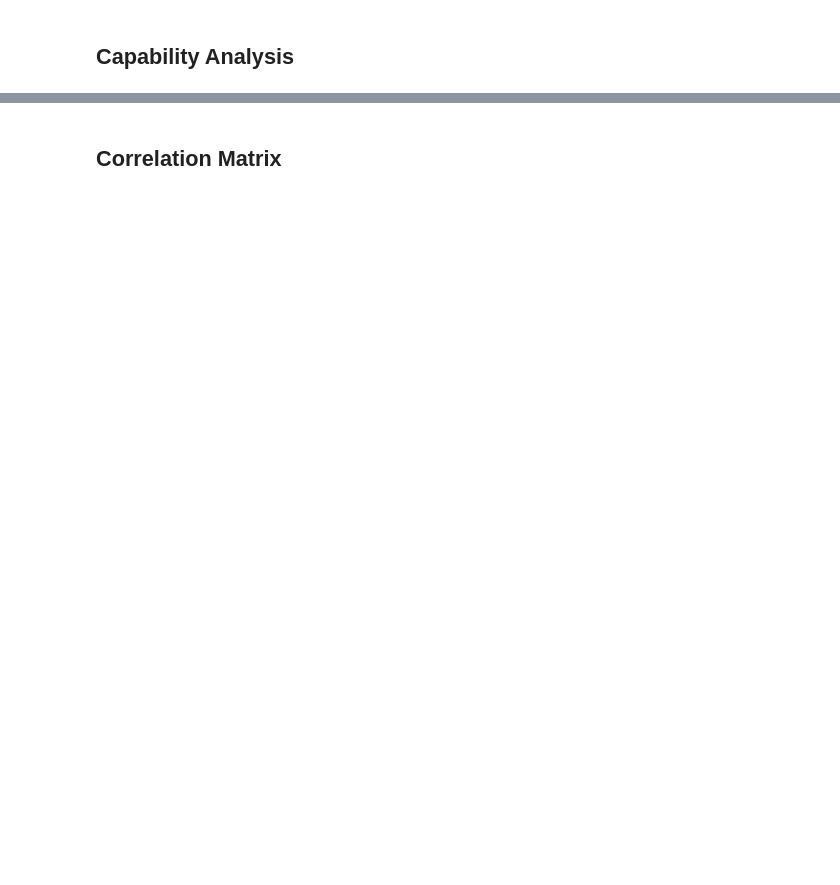
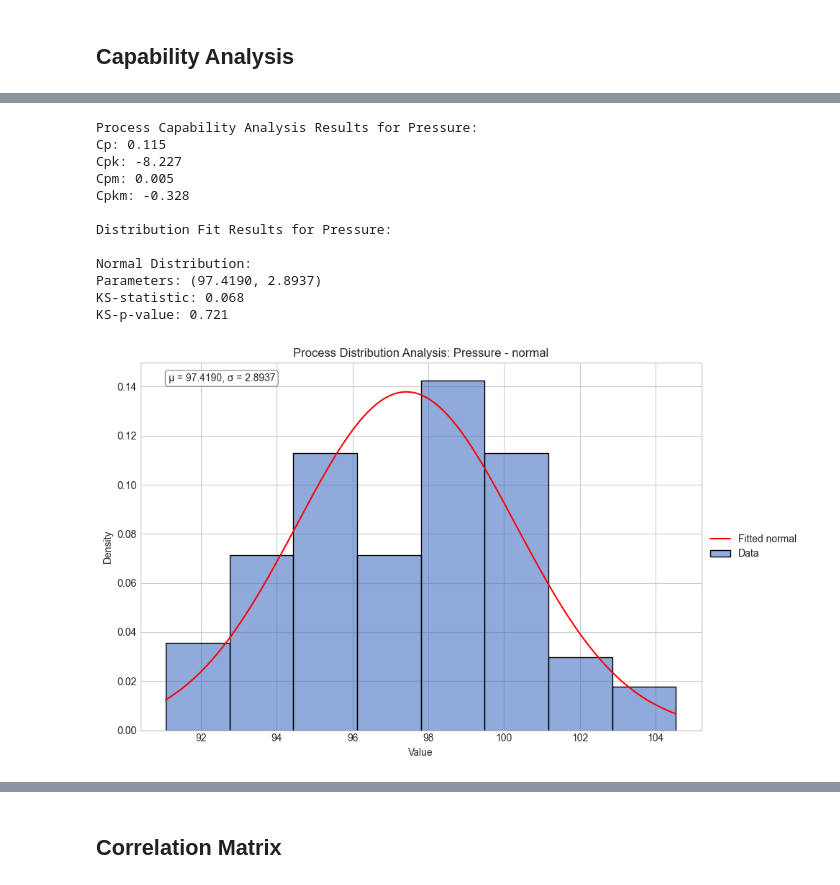
Before and after one commit to Gertrud-Violett/DataAnalysis, a Jupyter notebook: Statistical_Analysis/Statistical_Analysis.ipynb, the cells around one changed output, grey strips where cells are left out. Saved outputs shown, nothing was run; the diff lists cells and outputs as text; code cells hidden in the pictures; blank space fills up the shorter version.

```diff
--- a/Statistical_Analysis/Statistical_Analysis.ipynb
+++ b/Statistical_Analysis/Statistical_Analysis.ipynb
@@ -812,5 +812,43 @@ U-statistic: 1035.5
 p-value: 0.140
 [figure]
 [figure]
+# %%
+# Perform capability analysis on Pressure
+pc.set_active_column('Pressure')
+
+
+capability_results = pc.calculate_capability()
+print("\nProcess Capability Analysis Results for Pressure:")
+print(f"Cp: {capability_results['Cp']:.3f}")
+print(f"Cpk: {capability_results['Cpk']:.3f}")
+print(f"Cpm: {capability_results['Cpm']:.3f}")
+print(f"Cpkm: {capability_results['Cpkm']:.3f}")
+
+# Fit and compare distributions
+normal_fit = pc.fit_distribution('normal')
+
+print("\nDistribution Fit Results for Pressure:")
+print("\nNormal Distribution:")
+#print(f"Parameters: {normal_fit['parameters']:}")
+params = normal_fit['parameters']
+print(f"Parameters: ({params[0]:.4f}, {params[1]:.4f})")
+print(f"KS-statistic: {normal_fit['ks_stat']:.3f}")
+print(f"KS-p-value: {normal_fit['ks_p']:.3f}")
+
+pc.plot_distribution(normal_fit)
+# %% [output]
+Process Capability Analysis Results for Pressure:
+Cp: 0.115
+Cpk: -8.227
+Cpm: 0.005
+Cpkm: -0.328
+
+Distribution Fit Results for Pressure:
+
+Normal Distribution:
+Parameters: (97.4190, 2.8937)
+KS-statistic: 0.068
+KS-p-value: 0.721
+[figure, added]
 # %%
 # Switch to another column for analysis
```
Also changed, not shown: parts of 4 cells of this notebook, 7 other files.
